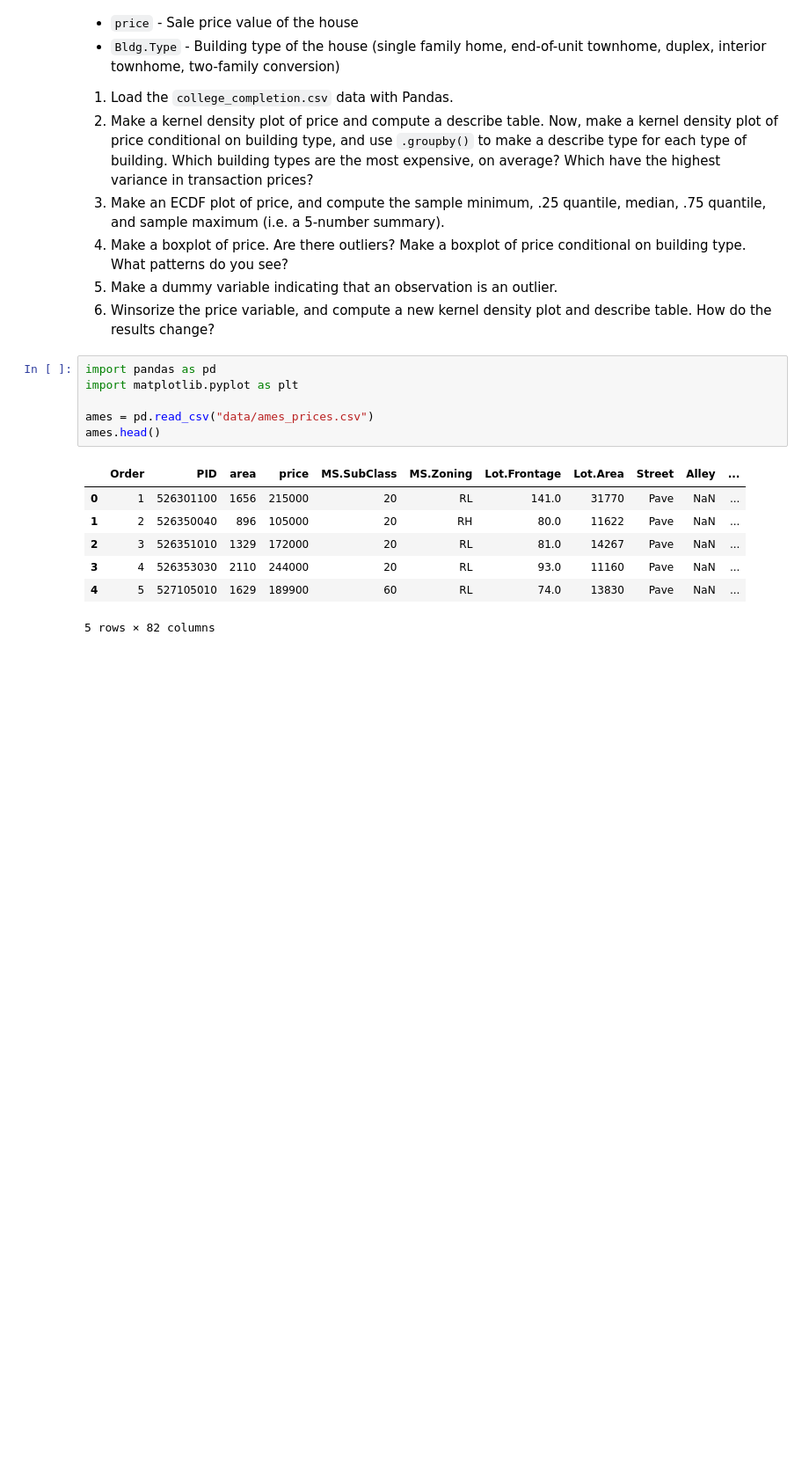
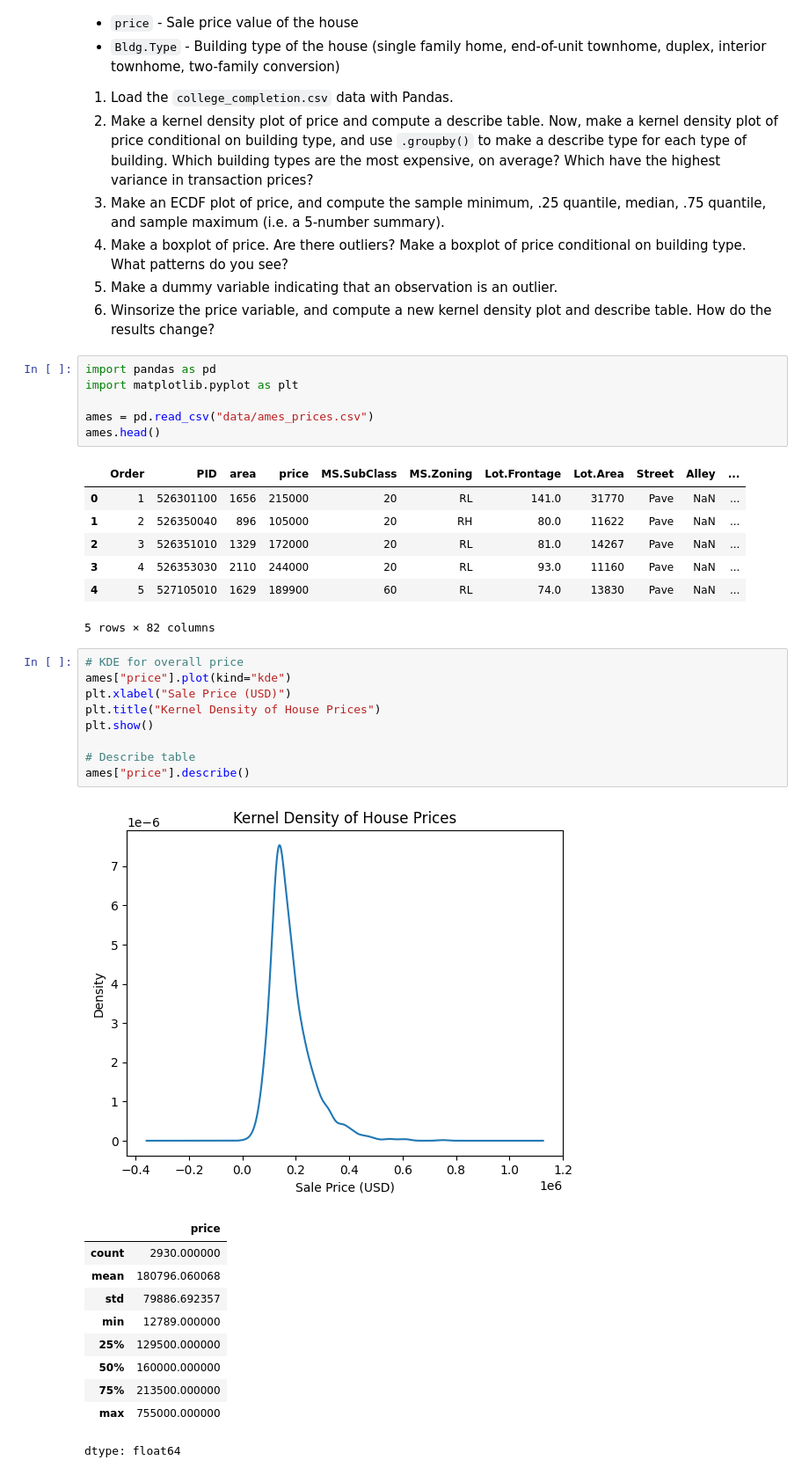
Before and after one commit to richarddo3/undergrad_ml_assignments, a Jupyter notebook: 01_assignment_wrangling_and_eda.ipynb, the cells around one changed output. Shown at 88% size. Cells and saved outputs as stored; diff of their text form; blank space fills up the shorter version.

```diff
--- a/01_assignment_wrangling_and_eda.ipynb
+++ b/01_assignment_wrangling_and_eda.ipynb
@@ -681,3 +743,24 @@ ames.head()
 | 3 | 4 | 526353030 | 2110 | 244000 | 20 | RL | 93.0 | 11160 | Pave | NaN | ... |
 | 4 | 5 | 527105010 | 1629 | 189900 | 60 | RL | 74.0 | 13830 | Pave | NaN | ... |
 5 rows × 82 columns
+# %%
+# KDE for overall price
+ames["price"].plot(kind="kde")
+plt.xlabel("Sale Price (USD)")
+plt.title("Kernel Density of House Prices")
+plt.show()
+
+# Describe table
+ames["price"].describe()
+# %% [output]
+[figure, added]
+|  | price |
+| count | 2930.000000 |
+| mean | 180796.060068 |
+| std | 79886.692357 |
+| min | 12789.000000 |
+| 25% | 129500.000000 |
+| 50% | 160000.000000 |
+| 75% | 213500.000000 |
+| max | 755000.000000 |
+dtype: float64
```
Also changed, not shown: parts of 29 cells of this notebook.
